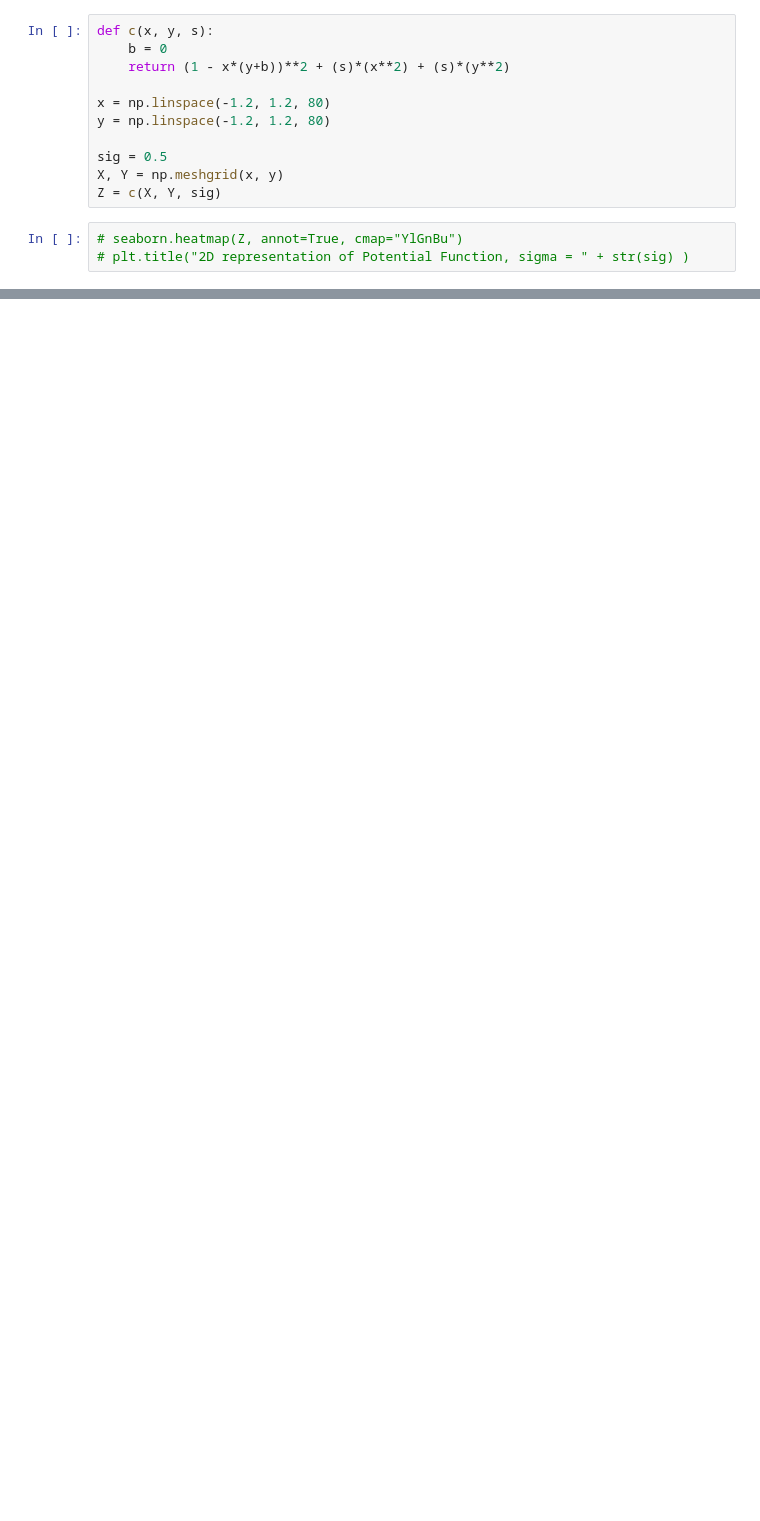
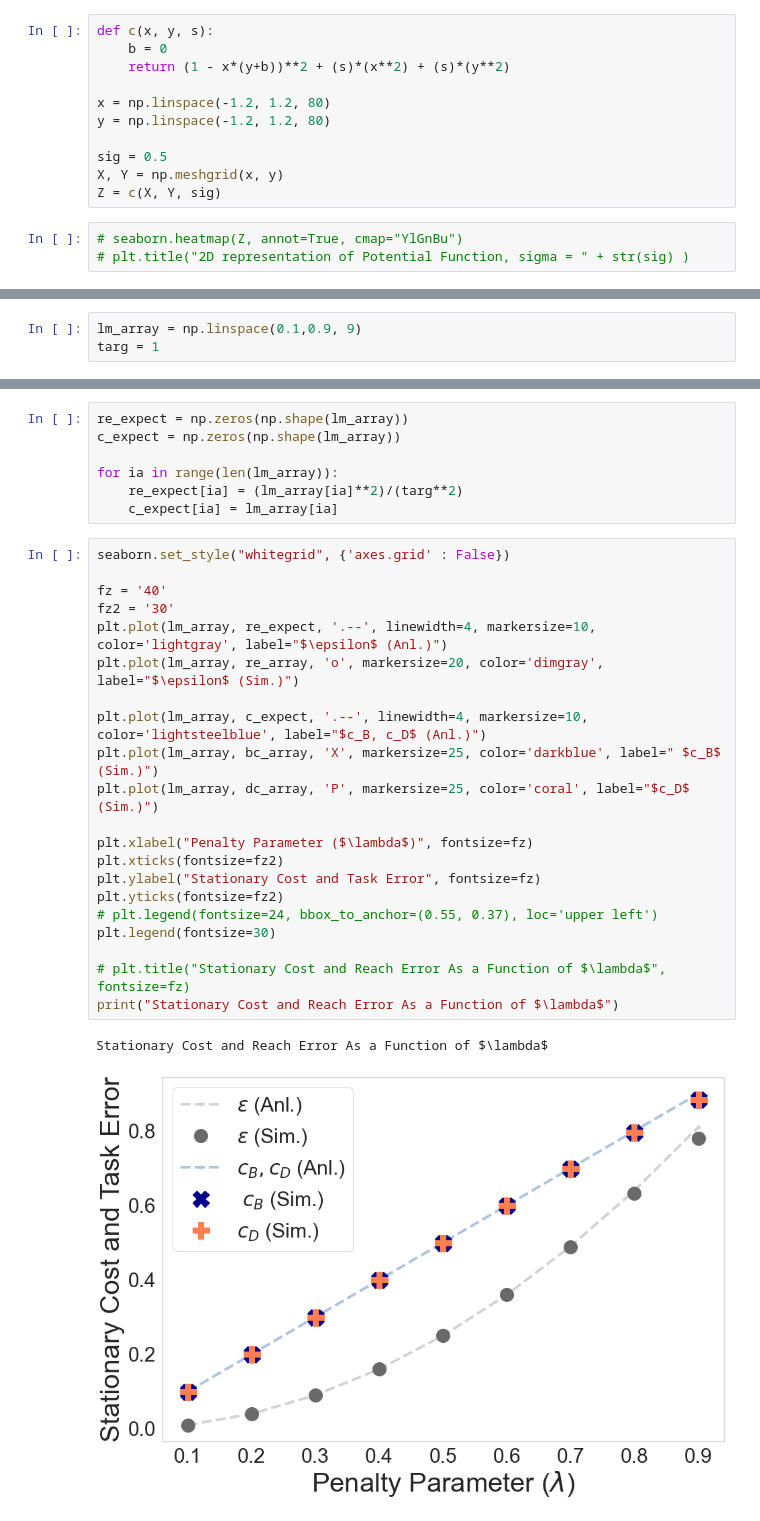
Before and after one commit to mmadduri/BMI_Model, a Jupyter notebook: helper_notebooks/Visualizations_Cost.ipynb, the cells around one changed output, grey strips where cells are left out. Drawn from its saved outputs; the diff is of its cells as text; blank space fills up the shorter version.

```diff
--- a/helper_notebooks/Visualizations_Cost.ipynb
+++ b/helper_notebooks/Visualizations_Cost.ipynb
@@ -46,0 +46,3 @@ ax.view_init(azim=-65)
+# %%
+lm_array = np.linspace(0.1,0.9, 9)
+targ = 1
@@ -46,0 +83,31 @@ ax.view_init(azim=-65)
+# %%
+re_expect = np.zeros(np.shape(lm_array))
+c_expect = np.zeros(np.shape(lm_array))
+
+for ia in range(len(lm_array)):
+    re_expect[ia] = (lm_array[ia]**2)/(targ**2)
+    c_expect[ia] = lm_array[ia]
+# %%
+seaborn.set_style("whitegrid", {'axes.grid' : False})
+
+fz = '40'
+fz2 = '30'
+plt.plot(lm_array, re_expect, '.--', linewidth=4, markersize=10, color='lightgray', label="$\epsilon$ (Anl.)")
+plt.plot(lm_array, re_array, 'o', markersize=20, color='dimgray', label="$\epsilon$ (Sim.)")
+
+plt.plot(lm_array, c_expect, '.--', linewidth=4, markersize=10, color='lightsteelblue', label="$c_B, c_D$ (Anl.)")
+plt.plot(lm_array, bc_array, 'X', markersize=25, color='darkblue', label=" $c_B$ (Sim.)")
+plt.plot(lm_array, dc_array, 'P', markersize=25, color='coral', label="$c_D$ (Sim.)")
+
+plt.xlabel("Penalty Parameter ($\lambda$)", fontsize=fz)
+plt.xticks(fontsize=fz2)
+plt.ylabel("Stationary Cost and Task Error", fontsize=fz)
+plt.yticks(fontsize=fz2)
+# plt.legend(fontsize=24, bbox_to_anchor=(0.55, 0.37), loc='upper left')
+plt.legend(fontsize=30)
+
+# plt.title("Stationary Cost and Reach Error As a Function of $\lambda$", fontsize=fz)
+print("Stationary Cost and Reach Error As a Function of $\lambda$")
+# %% [output]
+Stationary Cost and Reach Error As a Function of $\lambda$
+[figure, added]
```
Also changed, not shown: parts of 7 cells of this notebook, 5 other files.
